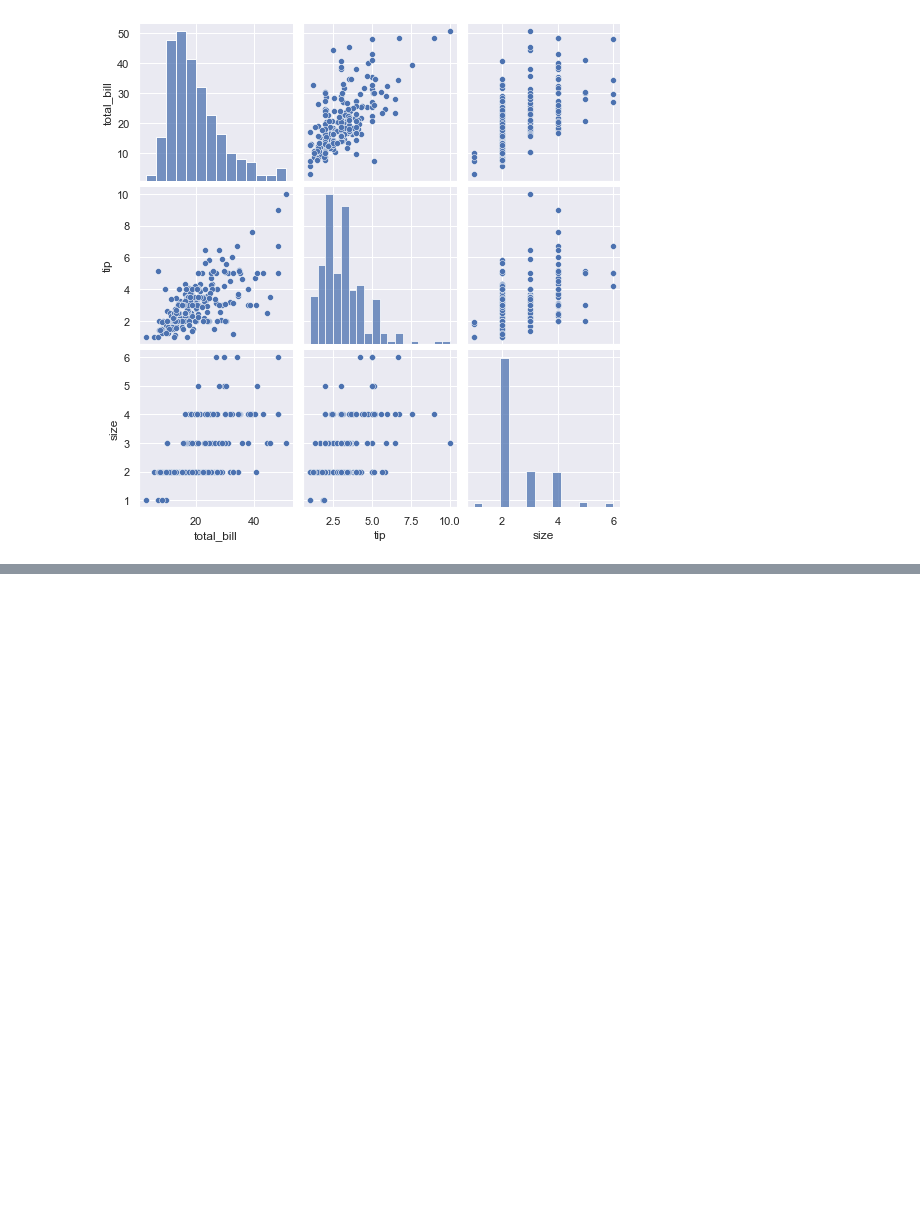
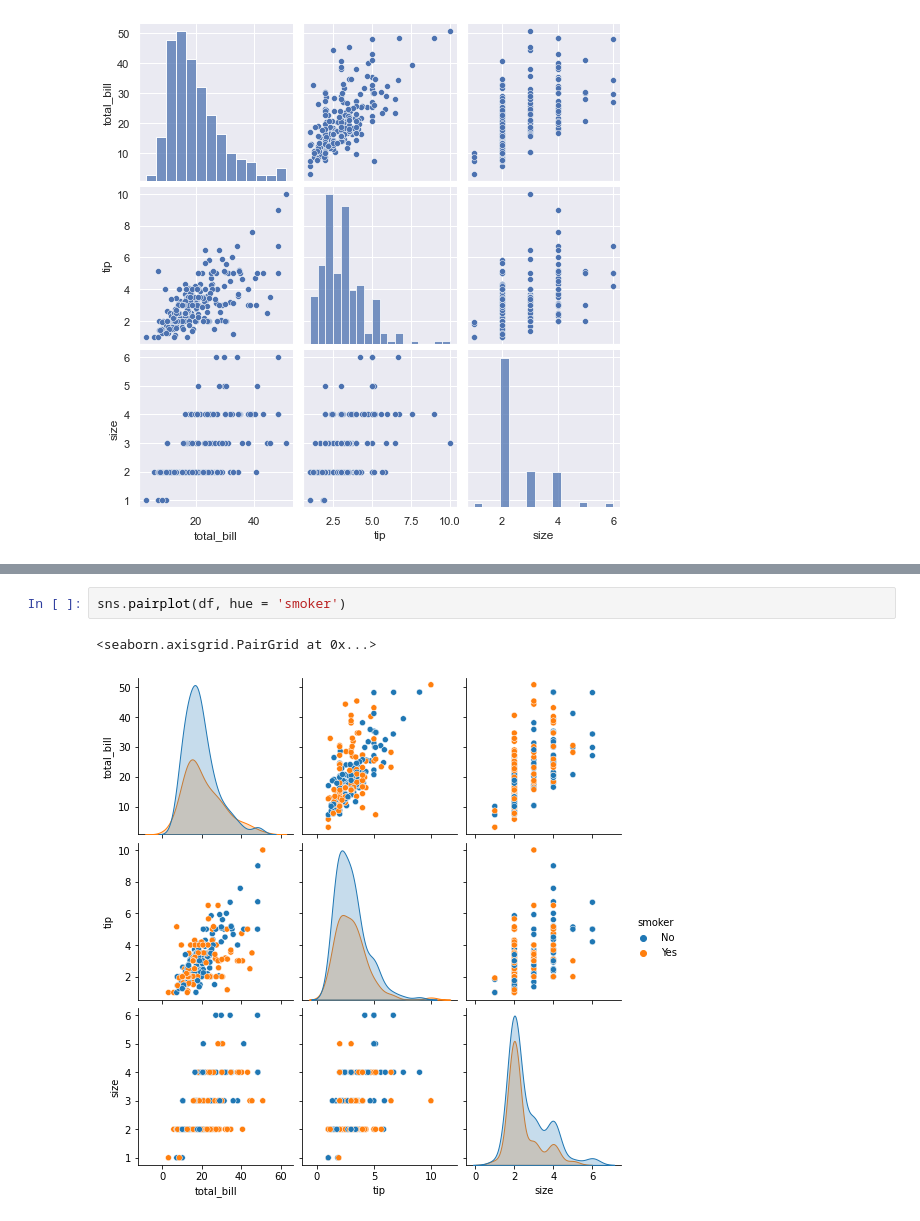
Before and after one commit to Tannheuser/Skillfactory, a Jupyter notebook: module_2/python_10/seaborn.ipynb, the cells around one changed output, grey strips where cells are left out. Drawn from its saved outputs; the diff is of its cells as text; blank space fills up the shorter version.

Commit message:
Seaborn examples

```diff
--- a/module_2/python_10/seaborn.ipynb
+++ b/module_2/python_10/seaborn.ipynb
@@ -25,0 +41,5 @@ sns.pairplot(df)
+# %%
+sns.pairplot(df, hue = 'smoker')
+# %% [output]
+<seaborn.axisgrid.PairGrid at 0x...>
+[figure, added]
```
Also changed, not shown: parts of 6 cells of this notebook, 1 other file.
